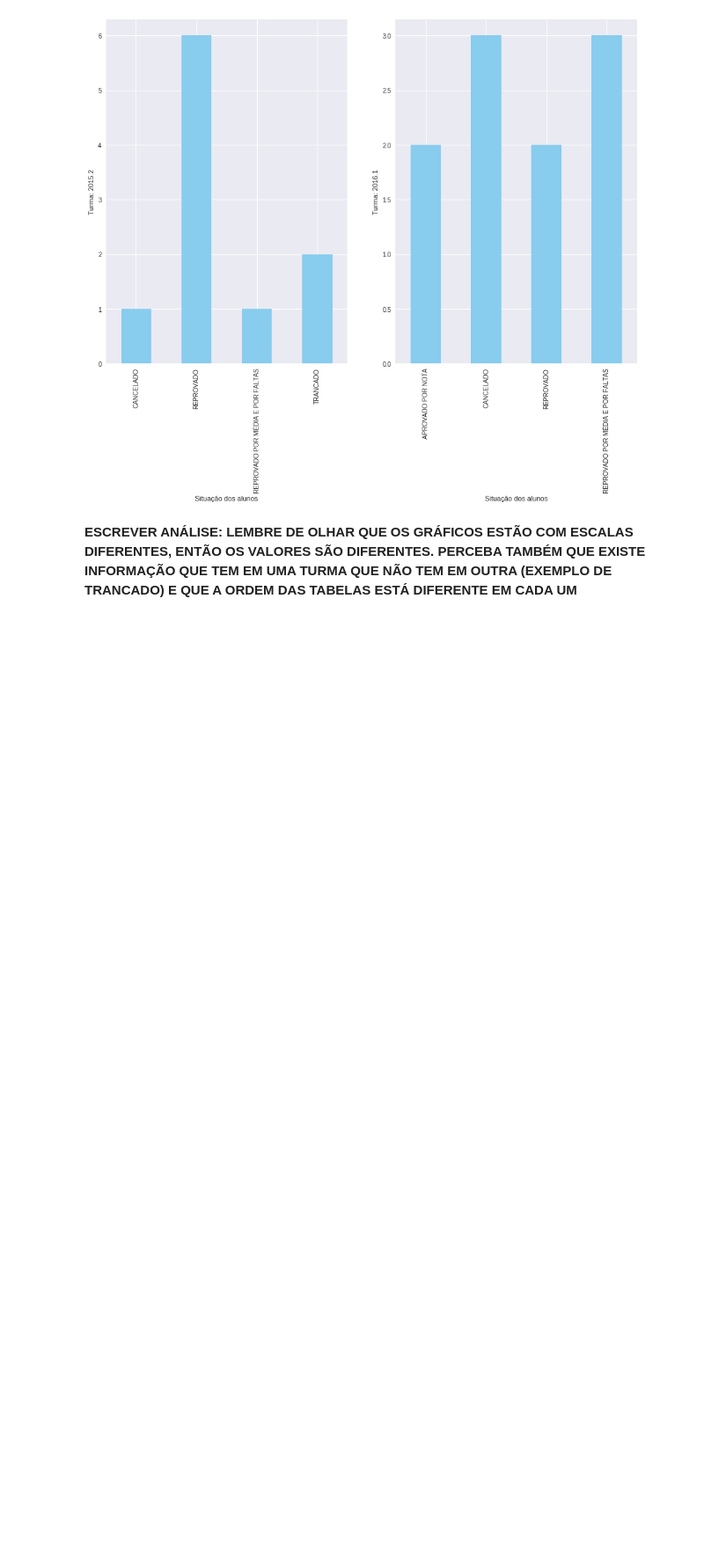
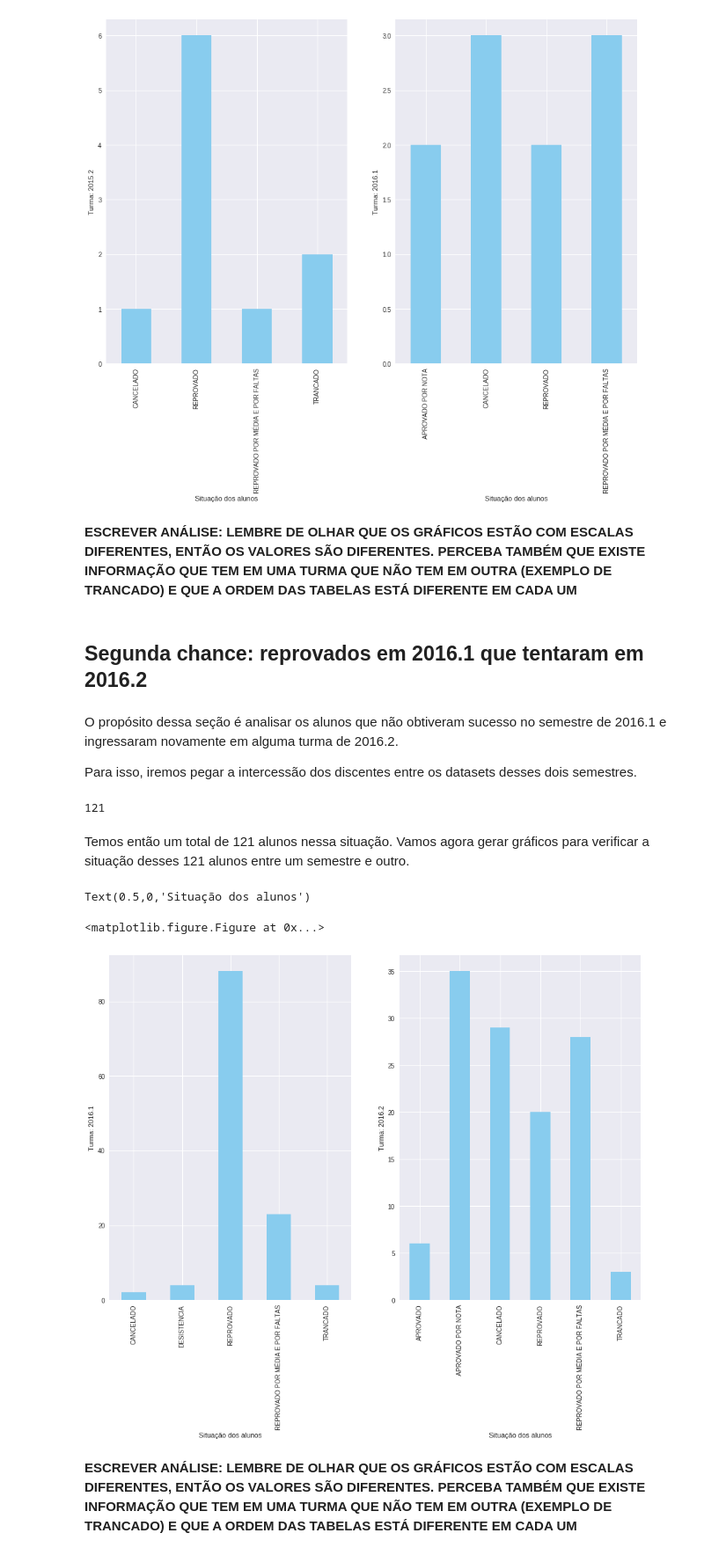
Before and after one commit to dantasl/probabilidade-analise, a Jupyter notebook: Gerando_os_gráficos.ipynb, the cells around one changed output. Shown at 88% size. Cells and saved outputs as stored; diff of their text form; code cells hidden in the pictures; blank space fills up the shorter version.

Commit message:
Adicionando os gráficos referentes aos alunos reprovados que tentaram novamente.

```diff
--- a/Gerando_os_gráficos.ipynb
+++ b/Gerando_os_gráficos.ipynb
@@ -150,3 +140,38 @@ Text(0.5,0,'Situação dos alunos')
 [figure]
 # %% [markdown]
 **ESCREVER ANÁLISE: LEMBRE DE OLHAR QUE OS GRÁFICOS ESTÃO COM ESCALAS DIFERENTES, ENTÃO OS VALORES SÃO DIFERENTES. PERCEBA TAMBÉM QUE EXISTE INFORMAÇÃO QUE TEM EM UMA TURMA QUE NÃO TEM EM OUTRA (EXEMPLO DE TRANCADO) E QUE A ORDEM DAS TABELAS ESTÁ DIFERENTE EM CADA UM**
+# %% [markdown]
+## Segunda chance: reprovados em 2016.1 que tentaram em 2016.2
+# %% [markdown]
+O propósito dessa seção é analisar os alunos que não obtiveram sucesso no semestre de 2016.1 e ingressaram novamente em alguma turma de 2016.2.
+
+Para isso, iremos pegar a intercessão dos discentes entre os datasets desses dois semestres.
+# %%
+second_chance = pd.merge(rpmti_2016_1, rpmti_2016_2, how='inner', on=['discente']).fillna(0)
+second_chance.shape[0]
+# %% [output]
+121
+# %% [markdown]
+Temos então um total de 121 alunos nessa situação. Vamos agora gerar gráficos para verificar a situação desses 121 alunos entre um semestre e outro.
+# %%
+# Criando uma figura para exibir dois gráficos
+plt.figure()
+f, axes = plt.subplots(1, 2)
+
+# Separando a situação por duas turmas
+turma_161 = second_chance.groupby("descricao_x").size()
+turma_162 = second_chance.groupby("descricao_y").size()
+
+turma_161.plot(kind="bar", ax=axes[0], figsize=(15,10), color="#88CCEE")
+axes[0].set_ylabel('Turma: 2016.1')
+axes[0].set_xlabel('Situação dos alunos')
+
+turma_162.plot(kind="bar", ax=axes[1], figsize=(15,10), color="#88CCEE")
+axes[1].set_ylabel('Turma: 2016.2')
+axes[1].set_xlabel('Situação dos alunos')
+# %% [output]
+Text(0.5,0,'Situação dos alunos')
+<matplotlib.figure.Figure at 0x...>
+[figure, added]
+# %% [markdown]
+**ESCREVER ANÁLISE: LEMBRE DE OLHAR QUE OS GRÁFICOS ESTÃO COM ESCALAS DIFERENTES, ENTÃO OS VALORES SÃO DIFERENTES. PERCEBA TAMBÉM QUE EXISTE INFORMAÇÃO QUE TEM EM UMA TURMA QUE NÃO TEM EM OUTRA (EXEMPLO DE TRANCADO) E QUE A ORDEM DAS TABELAS ESTÁ DIFERENTE EM CADA UM**
```
Also changed, not shown: parts of 3 cells of this notebook.
